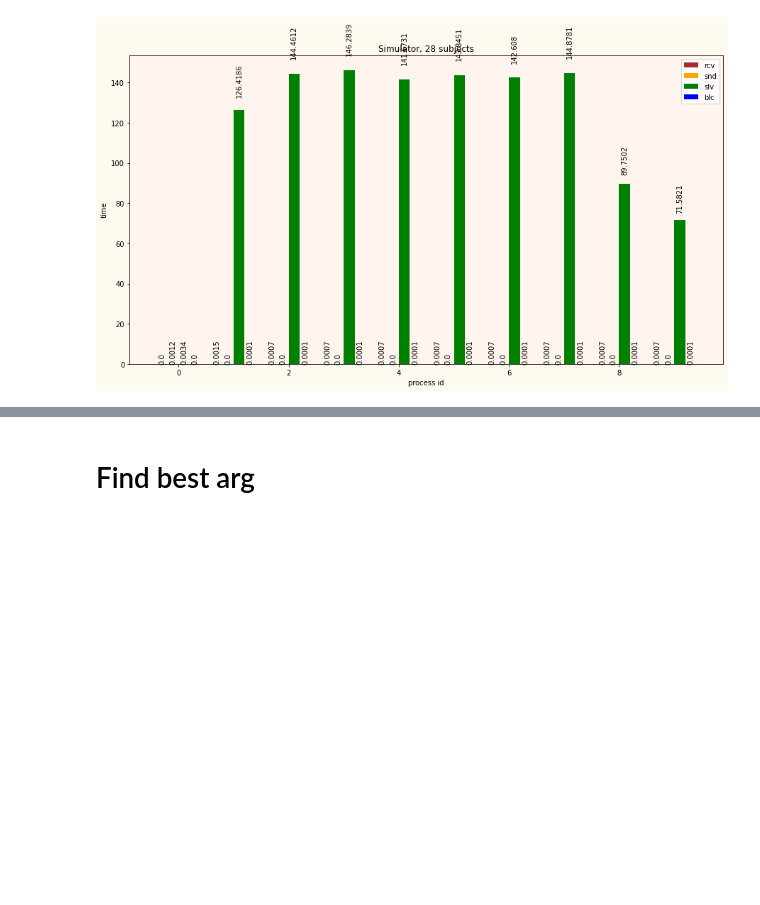
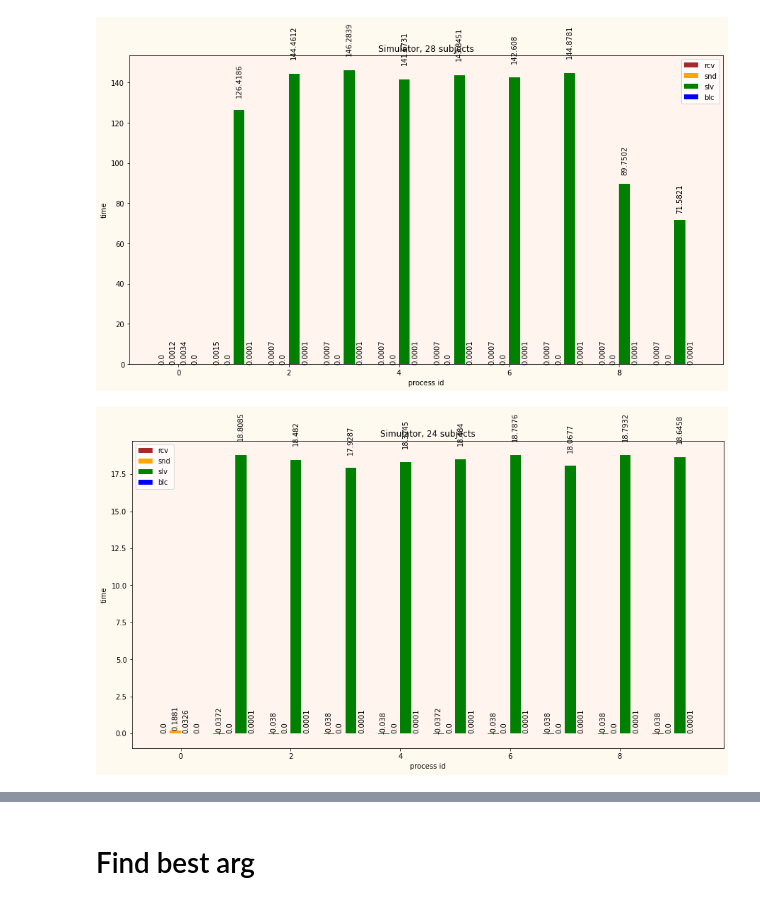
Before and after one commit to amonin7/Simulator, a Jupyter notebook: Visualization.ipynb, the cells around one changed output, grey strips where cells are left out. Drawn from its saved outputs; the diff is of its cells as text; code cells hidden in the pictures; blank space fills up the shorter version.

```diff
--- a/Visualization.ipynb
+++ b/Visualization.ipynb
@@ -230,3 +234,7 @@ plot_statistics('TraceS.csv', 'Simulator, 24 subjects')
 plot_statistics('TraceS.csv', 'Simulator, 28 subjects')
 # %% [output]
 [figure]
+# %%
+plot_statistics('TraceS.csv', 'Simulator, 24 subjects')
+# %% [output]
+[figure, added]
```
Also changed, not shown: parts of 3 cells of this notebook, 2 other files.
